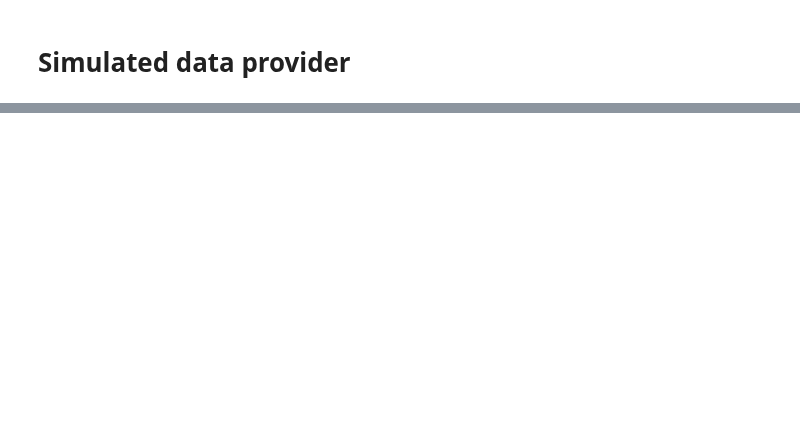
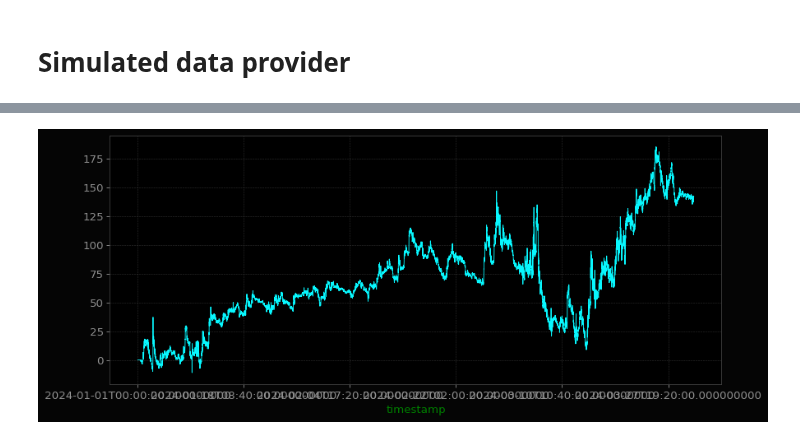
Before and after one commit to dmarienko/Qubx, a Jupyter notebook: experiments/5.1 Simulator blotter.ipynb, the cells around one changed output, grey strips where cells are left out. Cells and saved outputs as stored; diff of their text form; code cells hidden in the pictures; blank space fills up the shorter version.

```diff
--- a/experiments/5.1 Simulator blotter.ipynb
+++ b/experiments/5.1 Simulator blotter.ipynb
@@ -181,14 +181,17 @@ from qubx.backtester.simulator import SimulatedTrading, SimulatedExchange
 sbroker = SimulatedTrading('binance', 10000, 'vip0_usdt', 'USDT', '2024-01-01 00:00:00')
 sdp = SimulatedExchange('binance', sbroker, r)
 
-instruments = [lookup.find_symbol('BINANCE.UM', s) for s in ['BTCUSDT', 'SOLUSDT', 'LINKUSDT']]
+instruments = [lookup.find_symbol('BINANCE.UM', s) for s in ['BTCUSDT', ]]#'SOLUSDT', 'LINKUSDT']]
+
+logs_writer = InMemoryLogsWriter('test', 'test', 'test')
 
 ctx = StrategyContext(
-    TestStrategy(), dict(capital_invested=100, trading_allowed=False),
+    TestStrategy(), dict(timeframe='10Min'),
     sdp, instruments=instruments,  # type: ignore
-    md_subscription=dict(type='ohlc', timeframe='1Min', nback=0),
-    # trigger_spec='5Min -1Sec',
-    trigger_spec="*/5 * * * *"
+    md_subscription=dict(type='ohlc', timeframe='5Min', nback=0), # TODO: doesn't work if nback > 0 !!!
+    trigger_spec='10Min -2Sec',
+    logs_writer=logs_writer,
+    # trigger_spec="*/10 * * * *"
 
 )
 ctx.start()
@@ -253,0 +206,4 @@ Timestamp('2024-01-01 00:05:00')
+# %%
+# pfl = pd.read_csv("logs/Strategy3_Account1_portfolio.csv", index_col='timestamp', parse_dates=True)
+pfl = logs_writer.get_portfolio()
+exs = logs_writer.get_executions()
@@ -253,0 +212,6 @@ Timestamp('2024-01-01 00:05:00')
+# %%
+pfl[pfl['instrument_id'] == 'BTCUSDT'].pnl_quoted.plot();
+# pfl[pfl['instrument_id'] == 'SOLUSDT'].pnl_quoted.plot()
+# pfl[pfl['instrument_id'] == 'LINKUSDT'].pnl_quoted.plot()
+# %% [output]
+[figure, added]
```
Also changed, not shown: parts of 20 cells of this notebook, 5 other files.
